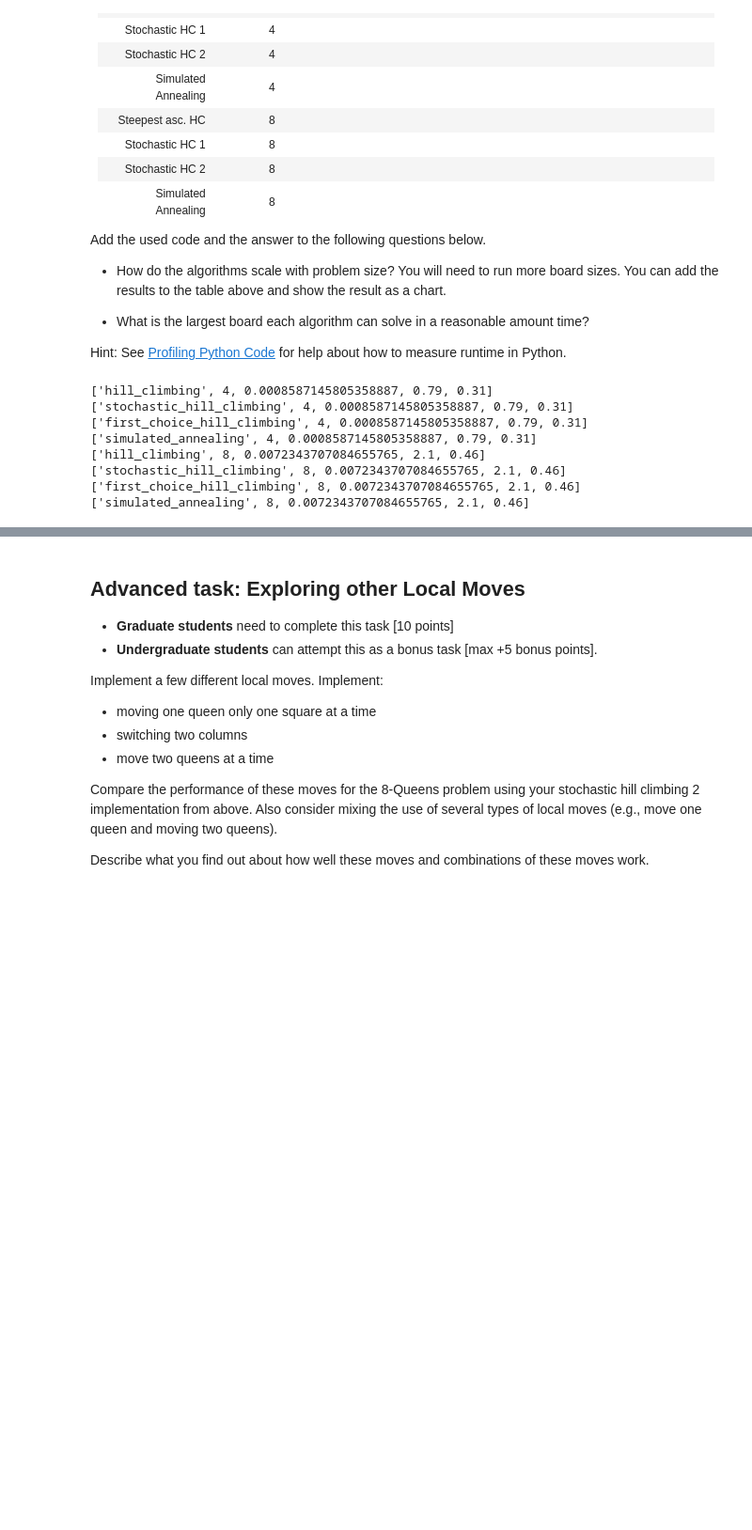
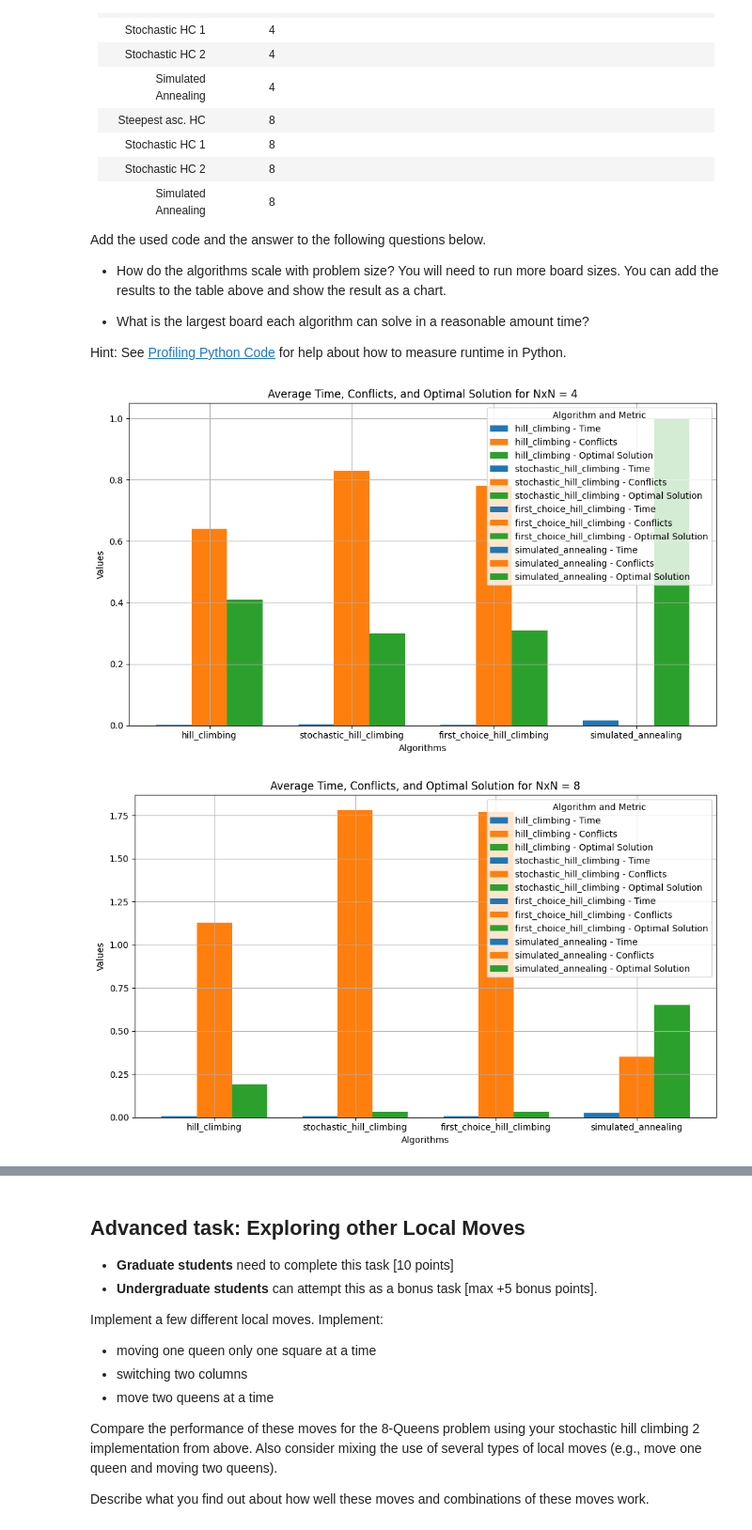
Before and after one commit to JamocaVisions/CodeCursor, a Jupyter notebook: Local_Search/n_queens.ipynb, the cells around one changed output, grey strips where cells are left out. Shown at 94% size. Cells and saved outputs as stored; diff of their text form; code cells hidden in the pictures; blank space fills up the shorter version.

```diff
--- a/Local_Search/n_queens.ipynb
+++ b/Local_Search/n_queens.ipynb
@@ -361,9 +358,14 @@ Add the used code and the answer to the following questions below.
 
 Hint: See [Profiling Python Code](../HOWTOs/profiling_code.ipynb) for help about how to measure runtime in Python.
 # %%
+import pandas as pd
+import matplotlib.pyplot as plt
+import seaborn as sns
+
+
 # Code, results, charts and discussion go here
 import time
-board_sizes = [4,8]
+board_sizes = [4,8,12]
 algorithms = ["hill_climbing","stochastic_hill_climbing","first_choice_hill_climbing","simulated_annealing"]
 results = []
 opt_count=0
@@ -374,58 +376,100 @@ avg_conflict=0
 avg_conflicts = []
 for board_s in board_sizes:
   for alg in algorithms:
+    avg_time = 0
+    avg_conflict = 0
+    opt_count = 0
     for iter in range(100):
-      avg_time = 0
-      avg_conflict = 0
-      opt_count = 0
       if alg == "hill_climbing":
         board = random_board(board_s)
         start = time.time()
         board = hill_climbing(board)
         end = time.time()
         avg_time += (end - start)
-        avg_conflicts += conflicts_jit(board)
+        avg_conflict += conflicts_jit(board)
         if conflicts_jit(board) == 0:
           opt_count += 1
       if alg == "stochastic_hill_climbing":
         board = random_board(board_s)
         start = time.time()
         board = stochastic_hill_climbing(board)
         end = time.time()
         avg_time += (end - start)
         avg_conflict += conflicts_jit(board)
         if conflicts_jit(board) == 0:
           opt_count += 1
       if alg == "first_choice_hill_climbing":
         board = random_board(board_s)
         start = time.time()
         board = first_choice_hill_climbing(board)
         end = time.time()
         avg_time += (end - start)
         avg_conflict += conflicts_jit(board)
         if conflicts_jit(board) == 0:
           opt_count += 1
       if alg == "simulated_annealing":
         board = random_board(board_s)
         T = 10000
         start = time.time()
         board = simulated_annealing(board,schedule)
         end = time.time()
         avg_time += (end - start)
         avg_conflict += conflicts_jit(board)
         if conflicts_jit(board) == 0:
           opt_count += 1
-    results.append([alg,board_s,avg_time[algorithms.index(alg)%4]/100,avg_conflicts[algorithms.index(alg)%4]/100,opt_count[algorithms.index(alg)%4]/100])
+    results.append([alg,board_s,avg_time/100,avg_conflict/100,opt_count/100])
 
 
-for i in results:
-  print(i)
+# Create a DataFrame with updated column names
+df = pd.DataFrame(results, columns=['Algorithm', 'NxN Queens', 'Average Time', 'Average Conflicts', 'Average Optimal Solution'])
+
+# Set the width of the bars
+bar_width = 0.25
+index = np.arange(len(df['Algorithm'].unique()))  # Get unique values for Algorithm
+
+# Create separate subplots for each NxN Queens value
+n_queens_values = df['NxN Queens'].unique()
+
+# Colors for the bars
+time_color = '#1f77b4'  # Blue for Time
+conflict_color = '#ff7f0e'  # Orange for Conflicts
+optimal_color = '#2ca02c'  # Green for Optimal Solution
+
+for n in n_queens_values:
+    plt.figure(figsize=(10, 6))
+
+    # Filter data for current NxN Queens value
+    df_n = df[df['NxN Queens'] == n]
+
+    # Bar positions for the metrics (Average Time, Average Conflicts, Average Optimal Solution)
+    bar_positions = np.arange(len(df_n['Algorithm']))  # Position for each algorithm
+
+    # Loop to plot bars for each algorithm
+    for i, algorithm in enumerate(df_n['Algorithm'].unique()):
+        # Filter data for each algorithm
+        algorithm_data = df_n[df_n['Algorithm'] == algorithm]
+
+        # Bar positions for the metrics
+        time_pos = bar_positions[i] - bar_width  # Shift bar to the left for Time
+        conflict_pos = bar_positions[i]  # Center for Conflicts
+        optimal_pos = bar_positions[i] + bar_width  # Shift bar to the right for Optimal Solution
+
+        # Plot bars for each metric
+        plt.bar(time_pos, algorithm_data['Average Time'], bar_width, label=f'{algorithm} - Time', color=time_color)
+        plt.bar(conflict_pos, algorithm_data['Average Conflicts'], bar_width, label=f'{algorithm} - Conflicts', color=conflict_color)
+        plt.bar(optimal_pos, algorithm_data['Average Optimal Solution'], bar_width, label=f'{algorithm} - Optimal Solution', color=optimal_color)
+
+    # Set labels and title
+    plt.xlabel('Algorithms')
+    plt.ylabel('Values')
+    plt.title(f'Average Time, Conflicts, and Optimal Solution for NxN = {n}')
+    plt.xticks(bar_positions, df_n['Algorithm'])
+    plt.legend(title='Algorithm and Metric')
+    plt.grid(True)
+
+    # Show the plot for each NxN value
+    plt.tight_layout()
+    plt.show()
 # %% [output]
-['hill_climbing', 4, 0.0008587145805358887, 0.79, 0.31]
-['stochastic_hill_climbing', 4, 0.0008587145805358887, 0.79, 0.31]
-['first_choice_hill_climbing', 4, 0.0008587145805358887, 0.79, 0.31]
-['simulated_annealing', 4, 0.0008587145805358887, 0.79, 0.31]
-['hill_climbing', 8, 0.0072343707084655765, 2.1, 0.46]
-['stochastic_hill_climbing', 8, 0.0072343707084655765, 2.1, 0.46]
-['first_choice_hill_climbing', 8, 0.0072343707084655765, 2.1, 0.46]
-['simulated_annealing', 8, 0.0072343707084655765, 2.1, 0.46]
+[figure, added]
+[figure, added]
```
Also changed, not shown: parts of 5 cells of this notebook.
